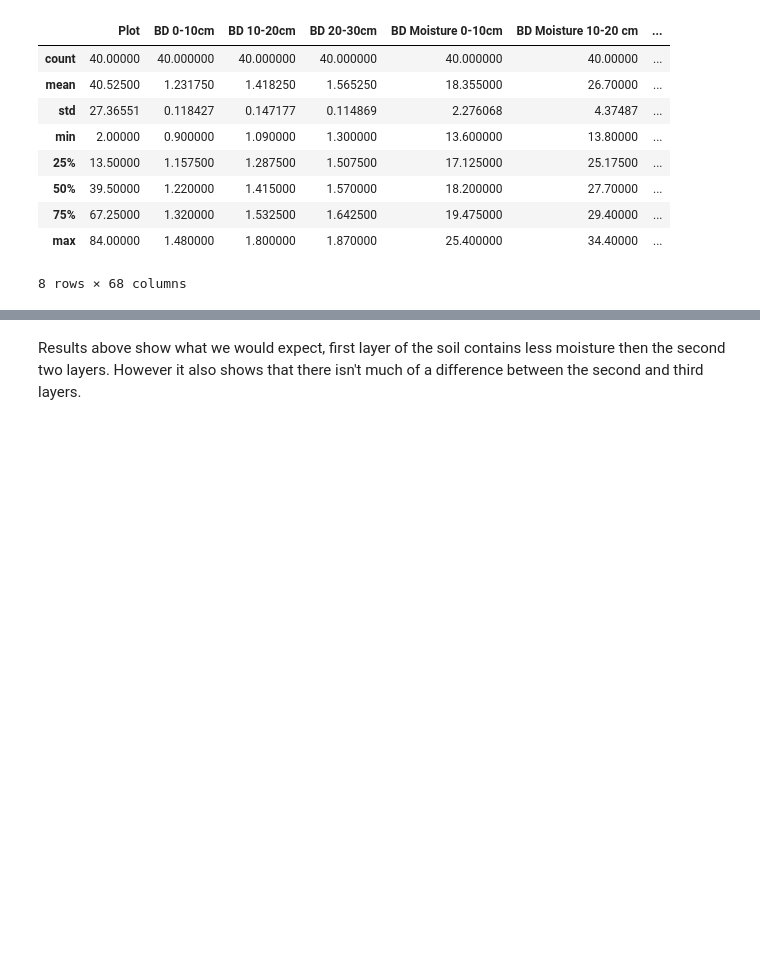
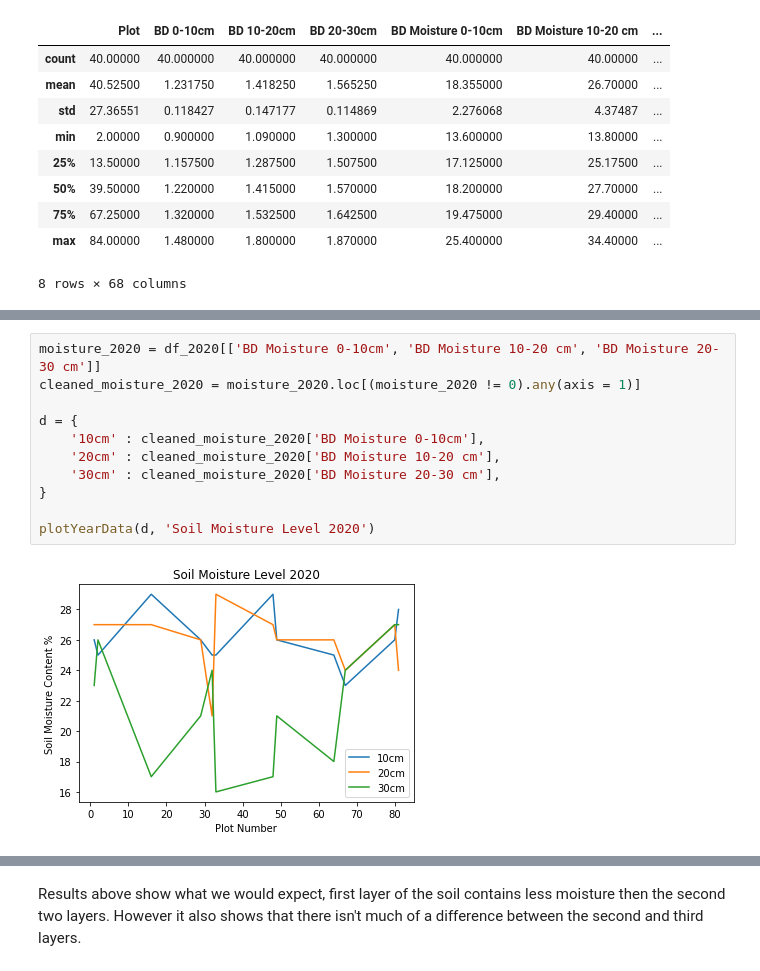
Before and after one commit to ciaranpflanagan/FYP, a Jupyter notebook: data_analysis.ipynb, the cells around one changed output, grey strips where cells are left out. Saved outputs shown, nothing was run; the diff lists cells and outputs as text; blank space fills up the shorter version.

```diff
--- a/data_analysis.ipynb
+++ b/data_analysis.ipynb
@@ -51,0 +76,13 @@ df.plot()
+# %%
+moisture_2020 = df_2020[['BD Moisture 0-10cm', 'BD Moisture 10-20 cm', 'BD Moisture 20-30 cm']]
+cleaned_moisture_2020 = moisture_2020.loc[(moisture_2020 != 0).any(axis = 1)]
+
+d = {
+    '10cm' : cleaned_moisture_2020['BD Moisture 0-10cm'],
+    '20cm' : cleaned_moisture_2020['BD Moisture 10-20 cm'],
+    '30cm' : cleaned_moisture_2020['BD Moisture 20-30 cm'],
+}
+
+plotYearData(d, 'Soil Moisture Level 2020')
+# %% [output]
+[figure, added]
```
Also changed, not shown: parts of 9 cells of this notebook.
